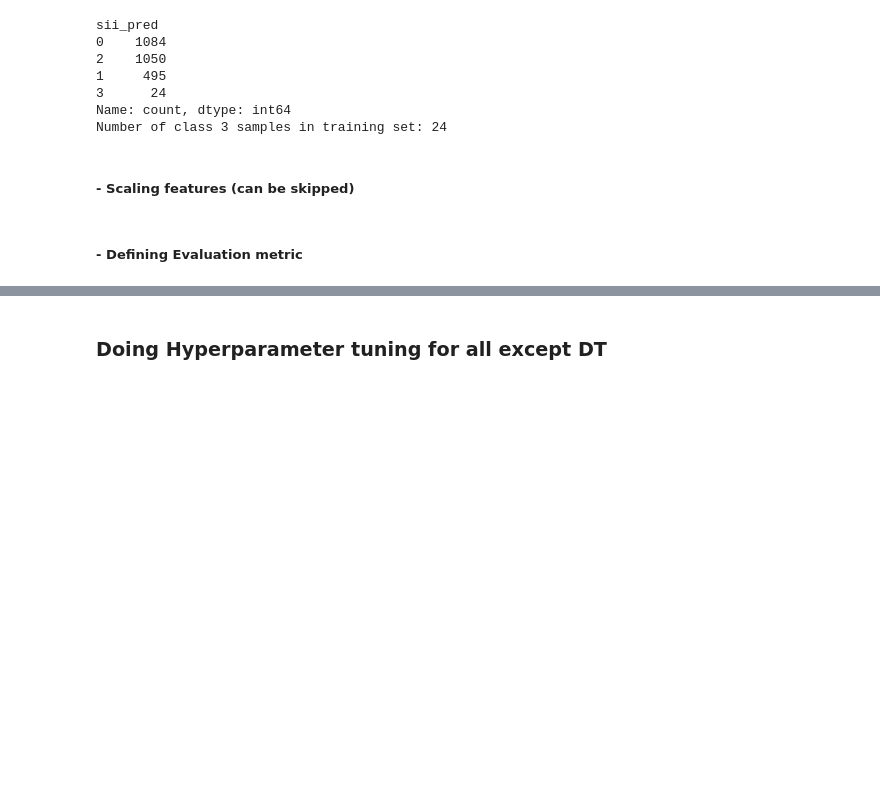
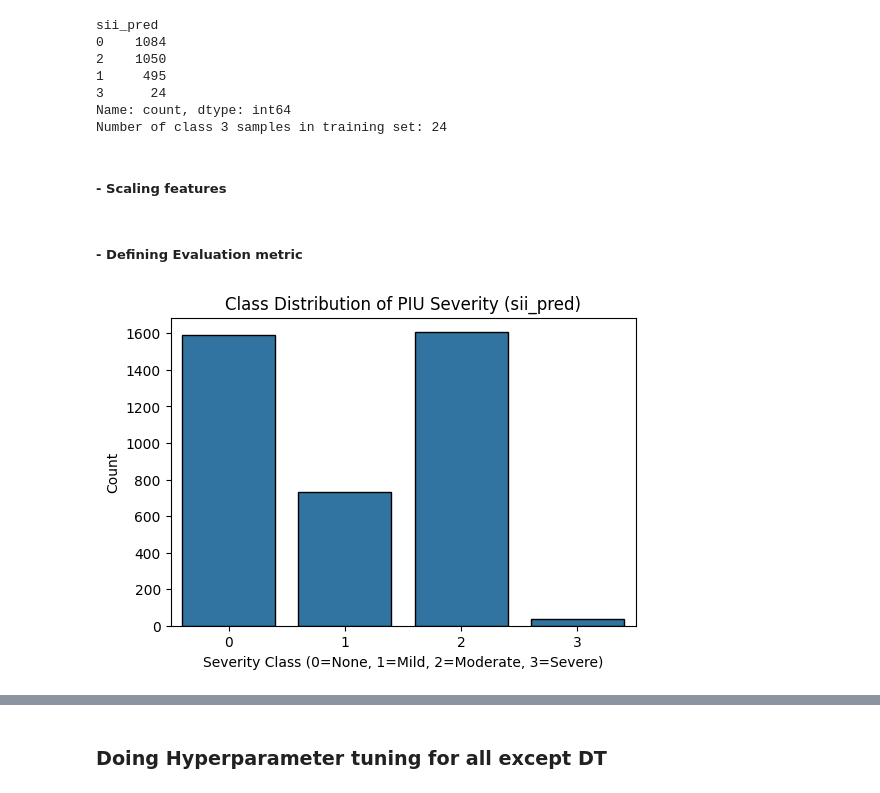
Before and after one commit to Sravankumar3/Masters_project, a Jupyter notebook: problematic_internet_use_prediction.ipynb, the cells around one changed output, grey strips where cells are left out. Saved outputs shown, nothing was run; the diff lists cells and outputs as text; code cells hidden in the pictures; blank space fills up the shorter version.

Commit message:
Visualization

```diff
--- a/problematic_internet_use_prediction.ipynb
+++ b/problematic_internet_use_prediction.ipynb
@@ -618,7 +643,7 @@ X_train = pd.DataFrame(X_train, columns=transformer.get_feature_names_out())
 X_test = pd.DataFrame(X_test, columns=transformer.get_feature_names_out())
 test = pd.DataFrame(test, columns=transformer.get_feature_names_out())
 # %% [markdown]
-##### - Scaling features (can be skipped)
+##### - Scaling features
 # %%
 scaler = StandardScaler()
 X_train = scaler.fit_transform(X_train)
@@ -642,3 +667,17 @@ def quadratic_weighted_kappa(y_true, y_pred, n_classes=4):
 
     kappa = 1 - (num / denom)
     return kappa
+# %%
+df = train_pciatAvg.copy()
+target = "sii_pred"
+# %%
+
+
+plt.figure(figsize=(6,4))
+sns.countplot(data=df, x="sii_pred", edgecolor="black")
+plt.title("Class Distribution of PIU Severity (sii_pred)")
+plt.xlabel("Severity Class (0=None, 1=Mild, 2=Moderate, 3=Severe)")
+plt.ylabel("Count")
+plt.show()
+# %% [output]
+[figure, added]
```
Also changed, not shown: parts of 50 cells of this notebook, 4 other files.
